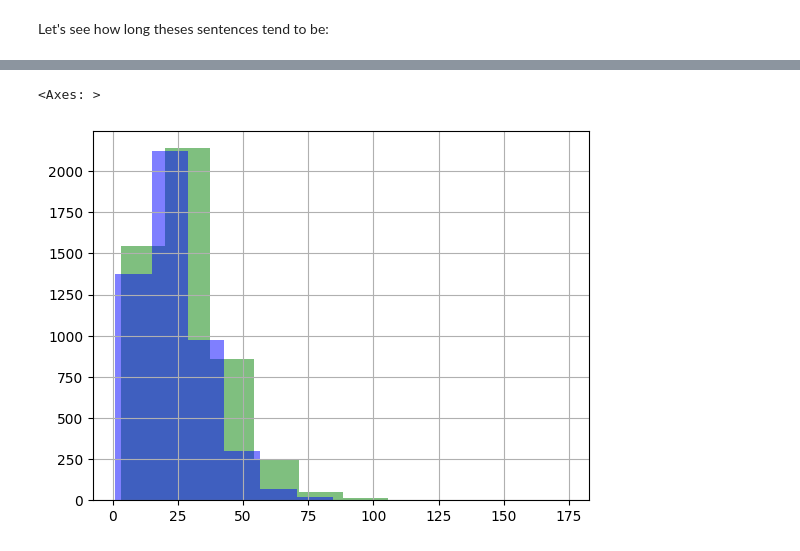
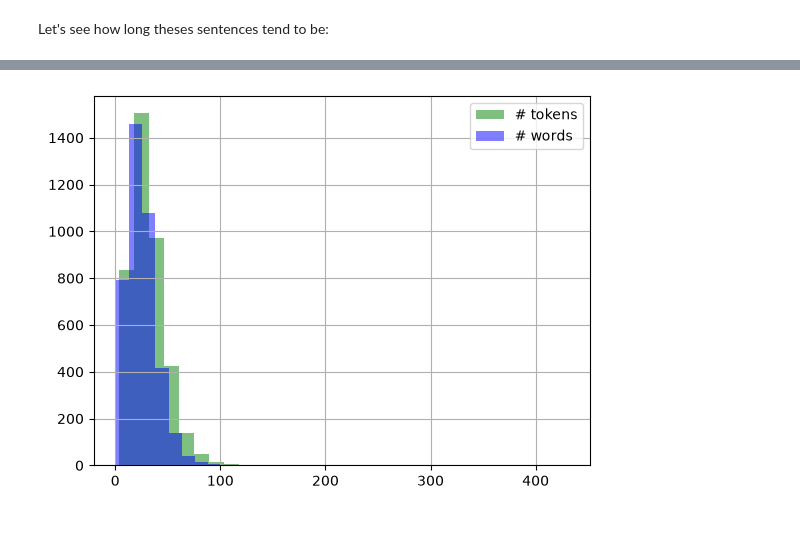
Before and after one commit to haukelicht/advanced_text_analysis, a Jupyter notebook: notebooks/embedding/sentence_embedding_basics.ipynb, the cells around one changed output, grey strips where cells are left out. Drawn from its saved outputs; the diff is of its cells as text; code cells hidden in the pictures.

```diff
--- a/notebooks/embedding/sentence_embedding_basics.ipynb
+++ b/notebooks/embedding/sentence_embedding_basics.ipynb
@@ -49,7 +59,6 @@ The data has been collected by Tom Louwerse et al. ([2021](https://doi.org/10.10
 # %%
-fp = data_path / "louwerse_oppoistion_2021-uk_covid_speeches.csv"
 if not fp.exists():
-    url = "https://cta-text-datasets.s3.eu-central-1.amazonaws.com/unlabeled/louwerse_oppoistion_2021/louwerse_oppoistion_2021-uk_covid_speeches.csv"
+    url = "https://cta-text-datasets.s3.eu-central-1.amazonaws.com/labeled/sylvester_parlee_2022/sylvester_parlee_2022-uk_cap_annotations.csv"
     df = pd.read_csv(url)
     fp.parent.mkdir(parents=True, exist_ok=True)
     df.to_csv(fp, index=False)
@@ -75,8 +68,3 @@ df.text[0].split('\n')
-# %%
-# split speech texts into sentences (list of strings)
-df['text'] = df.text.str.split('\n')
-# explode into long sentence-level data frame (like tidyr::unnest in R)
-df = df.explode('text').reset_index(drop=True)
 # %% [markdown]
 Let's see how long theses sentences tend to be:
 # %%
@@ -96,6 +86,5 @@ Name: text, dtype: int64
 # %%
 # instantiate a sentence embedding model (source: https://www.sbert.net/docs/pretrained_models.html)
-embedding_model_name = 'all-mpnet-base-v2'
-embedding_model = SentenceTransformer(embedding_model_name)
+embedding_model = SentenceTransformer(MODEL_ID)
 # %% [markdown]
 **_Note:_** Check the leaderboard for sentence embedding: https://huggingface.co/spaces/mteb/leaderboard ([*source*](https://maartengr.github.io/BERTopic/getting_started/embeddings/embeddings.html#sentence-transformers)). There you might find a model that achieves better performance or can ingest longer texts, like 'dunzhang/stella_en_400M_v5' or 'Alibaba-NLP/gte-large-en-v1.5'
@@ -114,3 +107,4 @@ embedding_model.max_seq_length
 # %%
 # tokenize your texts with the pre-trained model and get the length of each tokenized text
-df['n_toks'] = embedding_model.tokenizer(df.text.tolist(), return_length=True, truncation=False).length
+toks = embedding_model.tokenizer(df.text.tolist(), return_length=True, truncation=False)
+df['n_toks'] = toks.length
@@ -120,9 +135,10 @@ df['n_words'] = df.text.str.split(' ').apply(len)
 # %%
-df['n_toks'].hist(color = "green", alpha=0.5)
-df['n_words'].hist(color = "blue", alpha=0.5)
+df['n_toks'].hist(color = "green", alpha=0.5, bins=30)
+df['n_words'].hist(color = "blue", alpha=0.5, bins=30)
+plt.legend(['# tokens', '# words'])
+plt.show()
 # %% [output]
-<Axes: >
-[figure, old version]
+[figure, new version]
 # %%
 # compute share of sentences that will be truncated
 (df['n_toks'] > embedding_model.max_seq_length).mean()
```
Also changed, not shown: parts of 70 cells of this notebook, 11 other files.
